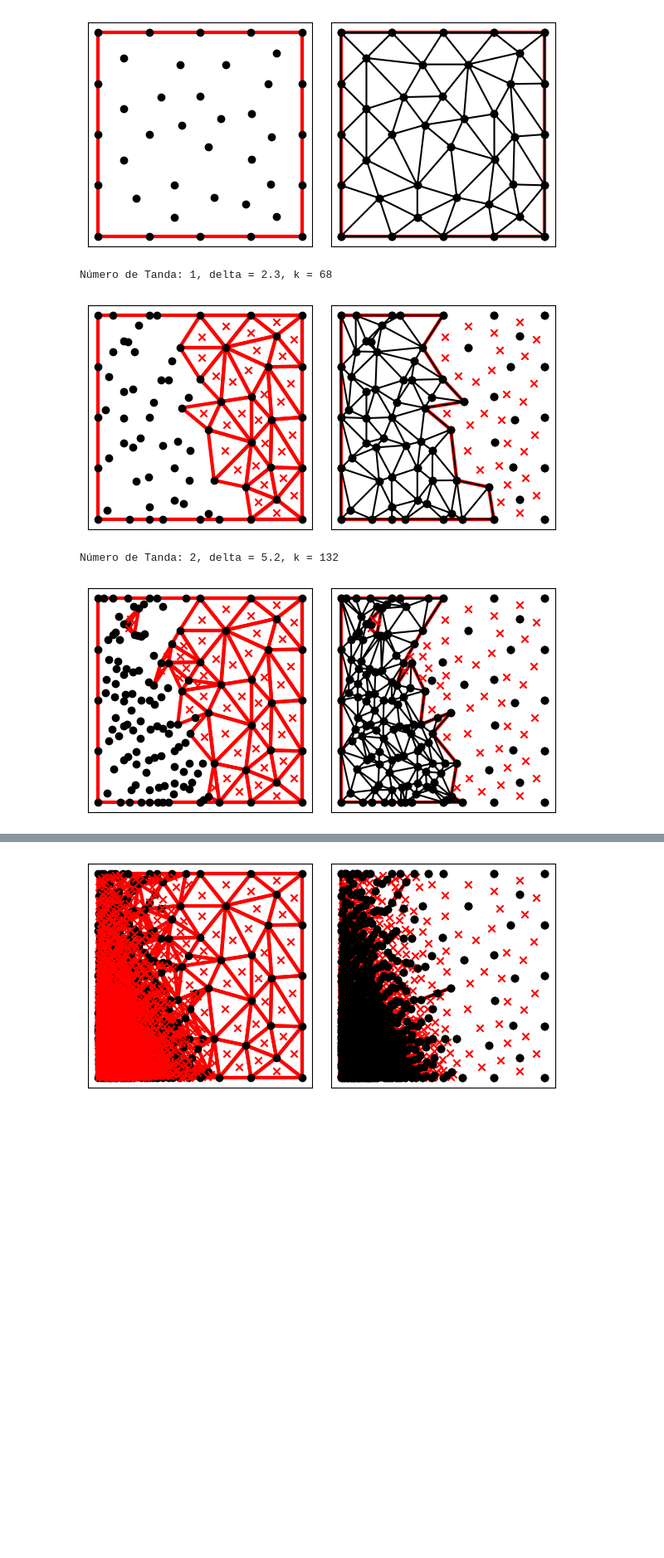
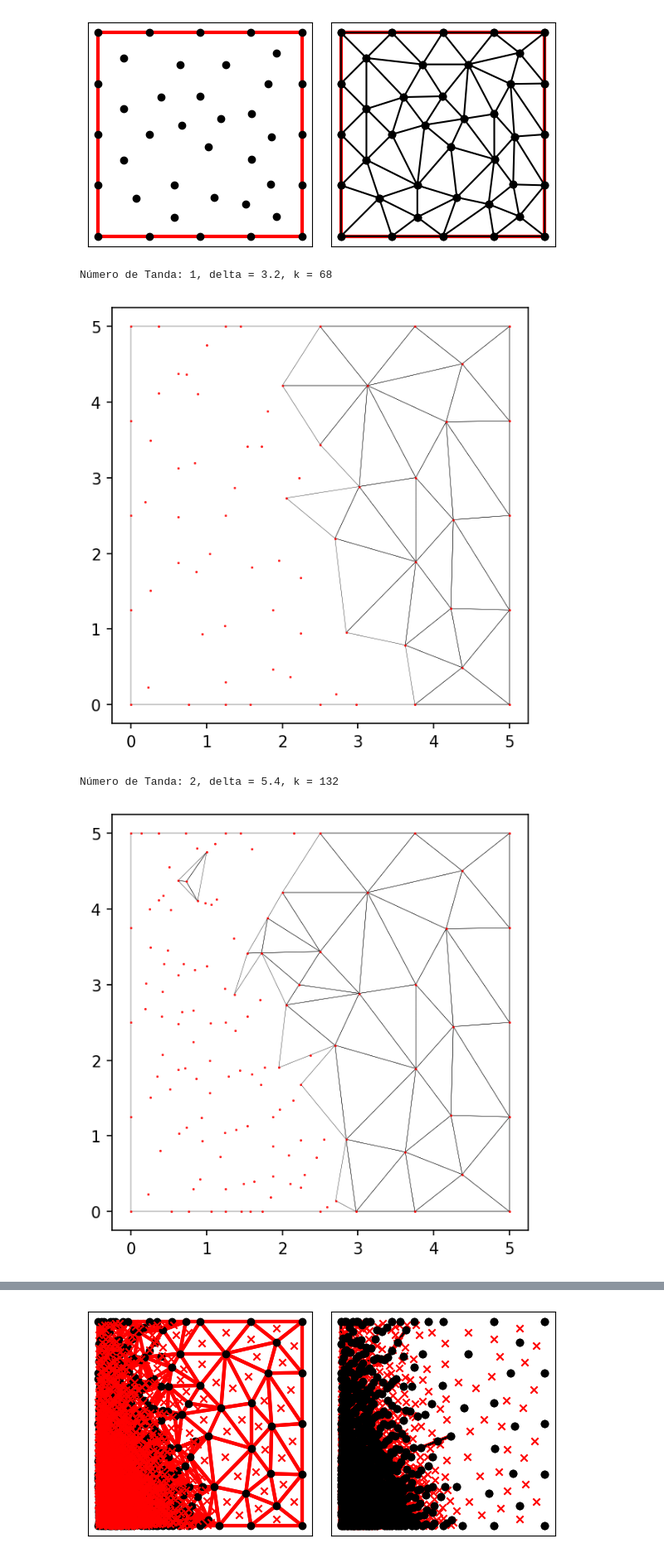
Before and after one commit to NeutralElement/ASHA-Algorithm, a Jupyter notebook: VE-Delau-LP.ipynb, the cells around one changed output, grey strips where cells are left out. Shown at 83% size. Saved outputs shown, nothing was run; the diff lists cells and outputs as text; code cells hidden in the pictures; blank space fills up the shorter version.

```diff
--- a/VE-Delau-LP.ipynb
+++ b/VE-Delau-LP.ipynb
@@ -109,6 +109,20 @@ def triag_listo(T,v):
 
     x = (a+b+c)/3
     return seg, x
+# %%
+def graficar_mallado(seg,vert,c):
+    plt.figure(dpi=c)
+
+    for segment in seg:
+        x = [vert[segment[0]][0], vert[segment[1]][0]]
+        y = [vert[segment[0]][1], vert[segment[1]][1]]
+        plt.plot(x, y, 'k-', linewidth = 0.2, color="black")
+    vx, vy = zip(*vert)  # Unpack vertices into x and y coordinates
+    plt.scatter(vx, vy, color='red', s=0.2, zorder=5)
+
+    plt.gca().set_aspect('equal', adjustable='box')
+    plt.show()
+    return
 # %%
 #Primera pasada
 lb = float(1.0e-6)
@@ -242,16 +256,3 @@ df
 | 37 | 0 | [4.375, 0.49048377596894993] | 4.375 | 0.490484 | NaN | 0.0 | 0.0 | 1.0 |
 | 38 | 0 | [3.125, 4.2187500437498215] | 3.125 | 4.21875 | NaN | 0.000015 | 0.000015 | 1.0 |
 | 39 | 0 | [4.375, 4.505931498070813] | 4.375 | 4.505931 | NaN | 0.0 | 0.0 | 1.0 |
-# %%
-ex = df["X"].values.tolist()
-
-px = []
-py = []
-
-for x in ex:
-    px.append((x[0]))
-    py.append((x[1]))
-
-
-plt.scatter(px, py, s=1, c = "red")
-plt.show()
@@ -416,37 +419,38 @@ for simplices in tandas:
         if ecs_s[0] <= 1.0e-6:
             continue
 
         k+=1
         nuevos_k+=1
 
         X[k] = ecs_s
         Y[k] = way_s
 
 
 
         data[k] = {"GEN": len(tandas), "X" :  X[k],"X1" :  X[k][0], "X2" :  X[k][1], "Y": Y[k],"f(x)": f(ecs_s),"difabs": deltaabs, "difrel":deltarel}
 
         vertices.append(ecs_s)
 
         A_cuts = np.vstack([A_cuts, gradf2(ecs_s)])
         b_cuts = np.append(b_cuts, np.dot(gradf(ecs_s),ecs_s)-f(ecs_s))
 
         if k+1 >= lim:
             break
 
     dominio["vertices"] = vertices
     dominio["segments"] = segments
     dominio["holes"] = holes
 
     triangulo = tri.triangulate(dominio, "p")
     print("Número de Tanda: "+str(len(tandas))+", delta = "+str(round(time.time()-start,1))+", k = "+str(k))
-    tri.compare(plt, dominio, triangulo)
-    plt.show()
+    #tri.compare(plt, dominio, triangulo)
+    #plt.show()
+    graficar_mallado(segments,vertices,150)
     if nuevos_k > 0:
         tandas.append(to_points(triangulo))
 # %% [output]
-Número de Tanda: 1, delta = 2.3, k = 68
+Número de Tanda: 1, delta = 3.2, k = 68
-[figure, old version]
+[figure, new version]
-Número de Tanda: 2, delta = 5.2, k = 132
+Número de Tanda: 2, delta = 5.4, k = 132
-[figure, old version]
+[figure, new version]
 Angulo extremadamente pequeño
```
Also changed, not shown: parts of 19 cells of this notebook, 1 other file.
